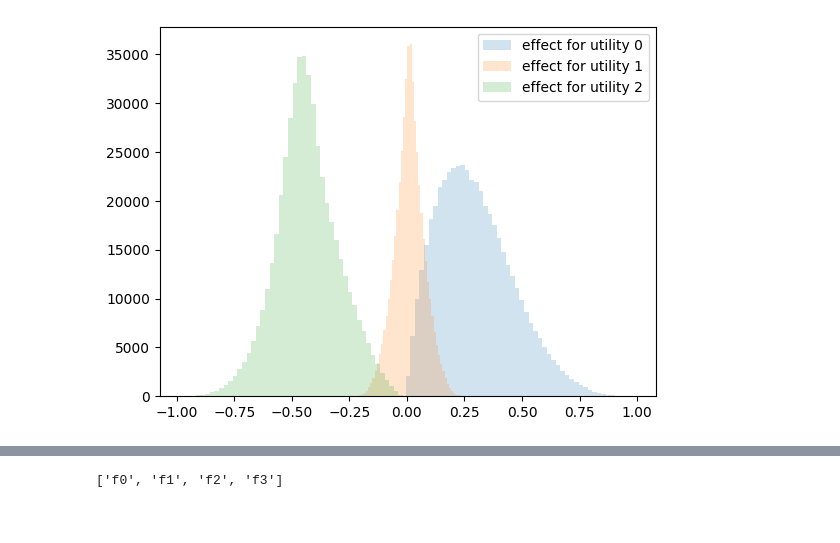
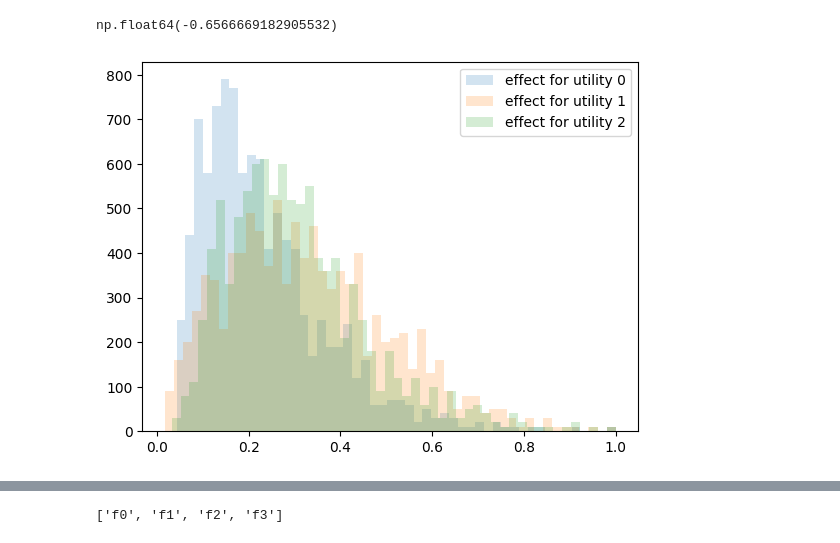
Before and after one commit to big-ucl/functional-effects-model, a Jupyter notebook: src/simple_reproducible_example.ipynb, the cells around one changed output, grey strips where cells are left out. Cells and saved outputs as stored; diff of their text form; code cells hidden in the pictures.

Commit message:
fixes synthetic experiment and adds results - adds LPMC dataset - running hyperparameter search

```diff
--- a/src/simple_reproducible_example.ipynb
+++ b/src/simple_reproducible_example.ipynb
@@ -258,12 +288,19 @@ dataset.describe()
+# %%
+np.random.gumbel(0, 0.25, size=100000).min()
+# %% [output]
+np.float64(-0.6566669182905532)
 # %%
+all_bin_edges = []
 for i in range(n_utility):
     if i == n_utility - 1:
         continue
+    _, bin_edges = np.histogram(dataset_transf.values[:, i] + x_arr[:, i+n_socio_dem], bins=50)
+    all_bin_edges.append(bin_edges)
     # plt.hist(np.argmax(dataset_transf, axis=1), label = f"effect for utility {i}", alpha = 0.2, bins=50)
-    plt.hist(dataset_transf.values[:, i] - dataset_transf.values[:, n_utility - 1], label = f"effect for utility {i}", alpha = 0.2, bins=50)
+    plt.hist(dataset_transf.values[:, i] + x_arr[:, i+n_socio_dem], bins=bin_edges, label = f"effect for utility {i}", alpha = 0.2)
     plt.legend()
 # %% [output]
-[figure, old version]
+[figure, new version]
 # %%
 for i in range(n_utility):
     # plt.hist(np.argmax(dataset_transf, axis=1), label = f"effect for utility {i}", alpha = 0.2, bins=50)
```
Also changed, not shown: parts of 23 cells of this notebook, 34 other files.
